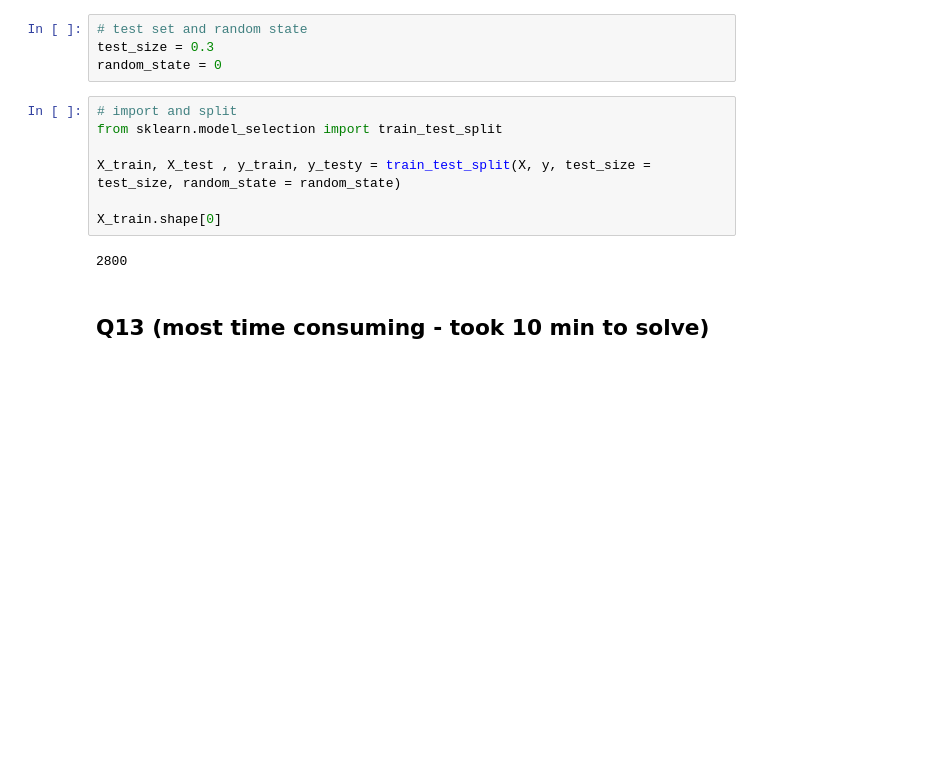
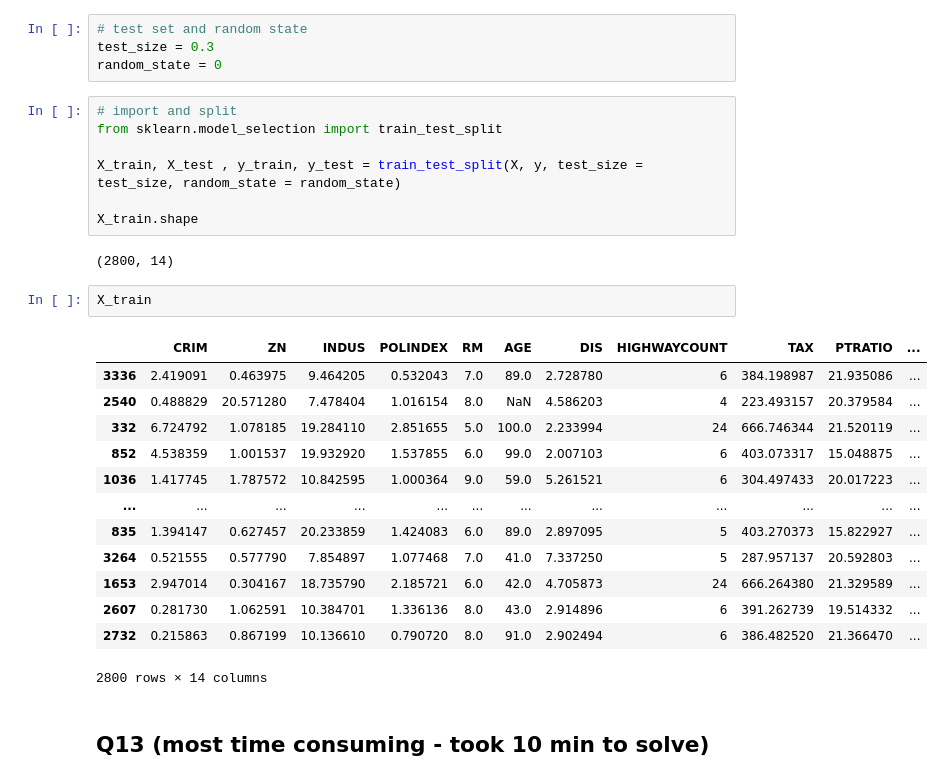
Before and after one commit to devloperhs14/practical_ml, a Jupyter notebook: extras/oppe_practice/NPEE_1_Solutions.ipynb, the cells around one changed output. Drawn from its saved outputs; the diff is of its cells as text; blank space fills up the shorter version.

```diff
--- a/extras/oppe_practice/NPEE_1_Solutions.ipynb
+++ b/extras/oppe_practice/NPEE_1_Solutions.ipynb
@@ -317,11 +329,27 @@ random_state = 0
 # import and split
 from sklearn.model_selection import train_test_split
 
-X_train, X_test , y_train, y_testy = train_test_split(X, y, test_size = test_size, random_state = random_state)
+X_train, X_test , y_train, y_test = train_test_split(X, y, test_size = test_size, random_state = random_state)
 
-X_train.shape[0]
+X_train.shape
 # %% [output]
-2800
+(2800, 14)
+# %%
+X_train
+# %% [output]
+|  | CRIM | ZN | INDUS | POLINDEX | RM | AGE | DIS | HIGHWAYCOUNT | TAX | PTRATIO | ... |
+| 3336 | 2.419091 | 0.463975 | 9.464205 | 0.532043 | 7.0 | 89.0 | 2.728780 | 6 | 384.198987 | 21.935086 | ... |
+| 2540 | 0.488829 | 20.571280 | 7.478404 | 1.016154 | 8.0 | NaN | 4.586203 | 4 | 223.493157 | 20.379584 | ... |
+| 332 | 6.724792 | 1.078185 | 19.284110 | 2.851655 | 5.0 | 100.0 | 2.233994 | 24 | 666.746344 | 21.520119 | ... |
+| 852 | 4.538359 | 1.001537 | 19.932920 | 1.537855 | 6.0 | 99.0 | 2.007103 | 6 | 403.073317 | 15.048875 | ... |
+| 1036 | 1.417745 | 1.787572 | 10.842595 | 1.000364 | 9.0 | 59.0 | 5.261521 | 6 | 304.497433 | 20.017223 | ... |
+| ... | ... | ... | ... | ... | ... | ... | ... | ... | ... | ... | ... |
+| 835 | 1.394147 | 0.627457 | 20.233859 | 1.424083 | 6.0 | 89.0 | 2.897095 | 5 | 403.270373 | 15.822927 | ... |
+| 3264 | 0.521555 | 0.577790 | 7.854897 | 1.077468 | 7.0 | 41.0 | 7.337250 | 5 | 287.957137 | 20.592803 | ... |
+| 1653 | 2.947014 | 0.304167 | 18.735790 | 2.185721 | 6.0 | 42.0 | 4.705873 | 24 | 666.264380 | 21.329589 | ... |
+| 2607 | 0.281730 | 1.062591 | 10.384701 | 1.336136 | 8.0 | 43.0 | 2.914896 | 6 | 391.262739 | 19.514332 | ... |
+| 2732 | 0.215863 | 0.867199 | 10.136610 | 0.790720 | 8.0 | 91.0 | 2.902494 | 6 | 386.482520 | 21.366470 | ... |
+2800 rows × 14 columns
 # %% [markdown]
 ## Q13 (most time consuming - took 10 min to solve)
 # %% [markdown]
```
Also changed, not shown: parts of 10 cells of this notebook.
